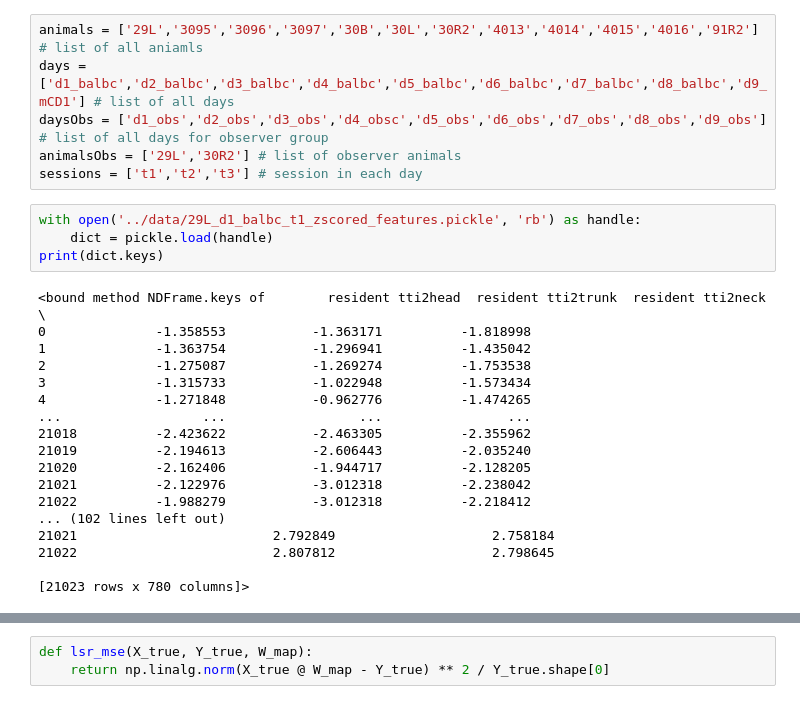
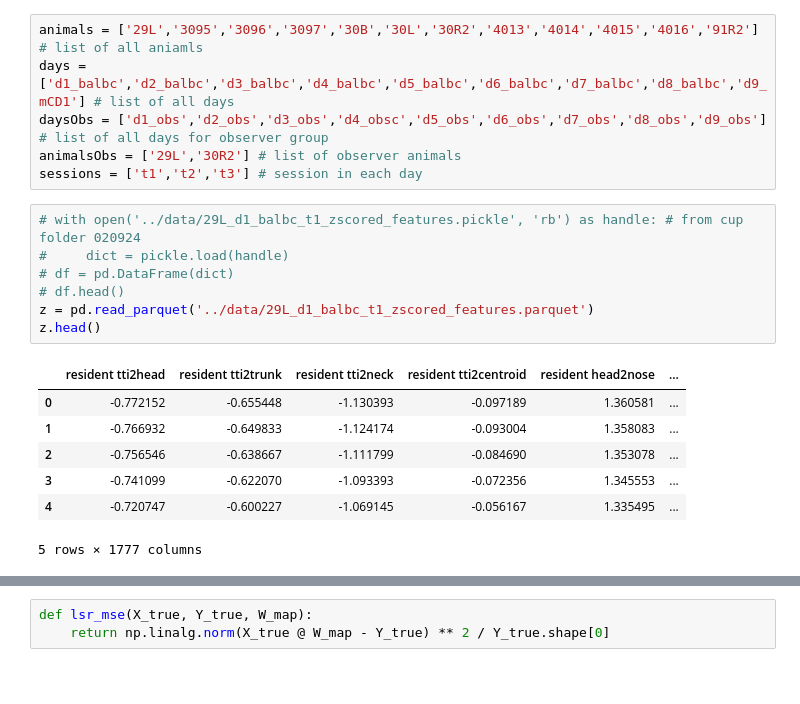
Before and after one commit to lenca56/Falkner_Multi-region_Aggression, a Jupyter notebook: code/GLM_Analysis.ipynb, the cells around one changed output, grey strips where cells are left out. Cells and saved outputs as stored; diff of their text form; blank space fills up the shorter version.

```diff
--- a/code/GLM_Analysis.ipynb
+++ b/code/GLM_Analysis.ipynb
@@ -18,27 +18,20 @@ daysObs = ['d1_obs','d2_obs','d3_obs','d4_obsc','d5_obs','d6_obs','d7_obs','d8_o
 animalsObs = ['29L','30R2'] # list of observer animals
 sessions = ['t1','t2','t3'] # session in each day
 # %%
-with open('../data/29L_d1_balbc_t1_zscored_features.pickle', 'rb') as handle:
-    dict = pickle.load(handle)
-print(dict.keys)
+# with open('../data/29L_d1_balbc_t1_zscored_features.pickle', 'rb') as handle: # from cup folder 020924
+#     dict = pickle.load(handle)
+# df = pd.DataFrame(dict)
+# df.head()
+z = pd.read_parquet('../data/29L_d1_balbc_t1_zscored_features.parquet')
+z.head()
 # %% [output]
+|  | resident tti2head | resident tti2trunk | resident tti2neck | resident tti2centroid | resident head2nose | ... |
+| 0 | -0.772152 | -0.655448 | -1.130393 | -0.097189 | 1.360581 | ... |
+| 1 | -0.766932 | -0.649833 | -1.124174 | -0.093004 | 1.358083 | ... |
+| 2 | -0.756546 | -0.638667 | -1.111799 | -0.084690 | 1.353078 | ... |
+| 3 | -0.741099 | -0.622070 | -1.093393 | -0.072356 | 1.345553 | ... |
+| 4 | -0.720747 | -0.600227 | -1.069145 | -0.056167 | 1.335495 | ... |
-<bound method NDFrame.keys of        resident tti2head  resident tti2trunk  resident tti2neck  \
-0              -1.358553           -1.363171          -1.818998
-1              -1.363754           -1.296941          -1.435042
-2              -1.275087           -1.269274          -1.753538
-3              -1.315733           -1.022948          -1.573434
-4              -1.271848           -0.962776          -1.474265
-...                  ...                 ...                ...
-21018          -2.423622           -2.463305          -2.355962
-21019          -2.194613           -2.606443          -2.035240
-21020          -2.162406           -1.944717          -2.128205
-21021          -2.122976           -3.012318          -2.238042
-21022          -1.988279           -3.012318          -2.218412
-... (102 lines left out)
-21021                         2.792849                    2.758184
-21022                         2.807812                    2.798645
-
-[21023 rows x 780 columns]>
+5 rows × 1777 columns
 # %%
 animal = '29L'
 df = load_and_wrangle(mouseId=animal, path=None, overwrite=False) # load csv for animal
```
Also changed, not shown: parts of 7 cells of this notebook, 1 other file.
